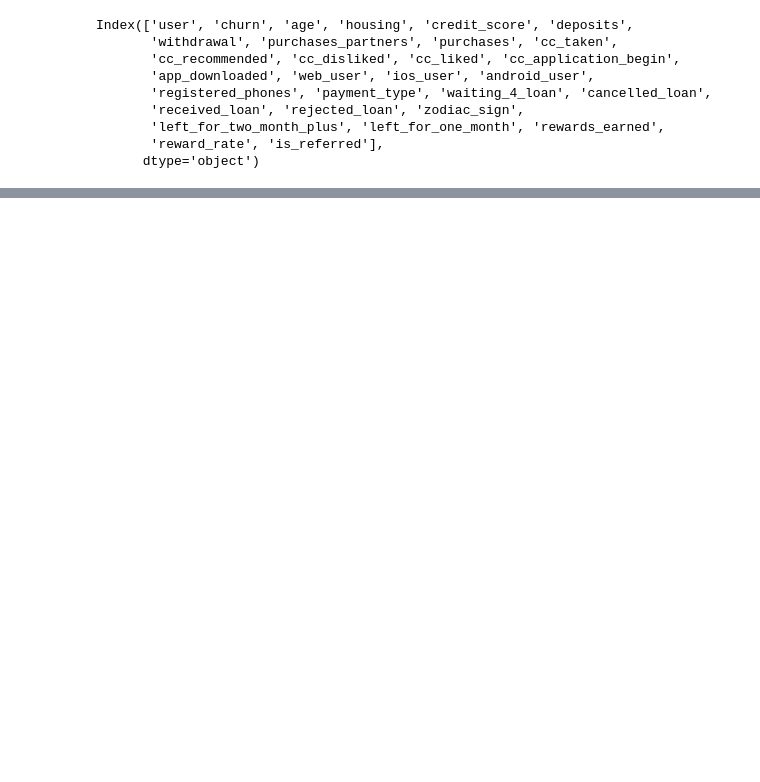
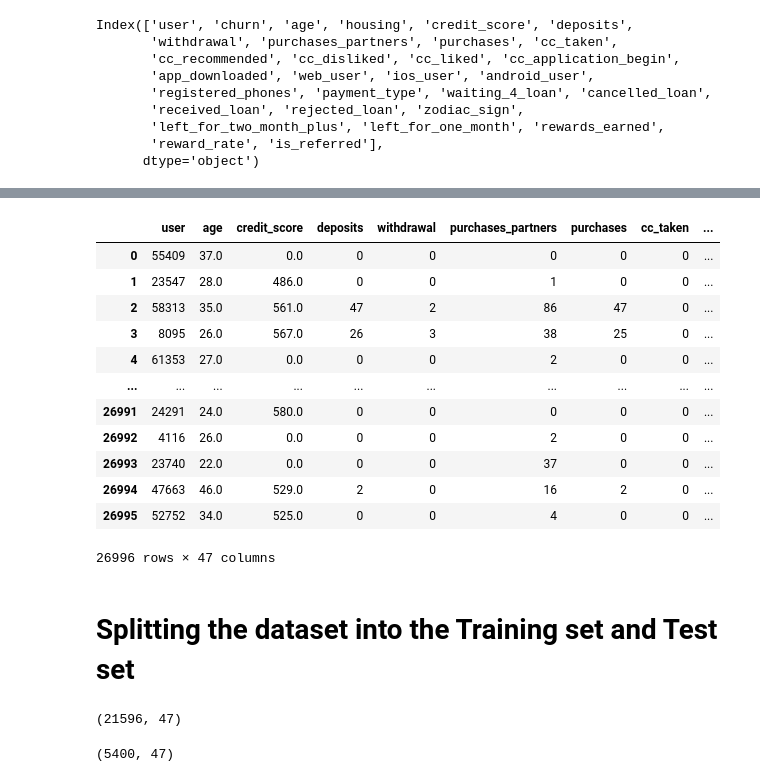
Before and after one commit to yashguptaab99/Minimizing-Churn-Rate-Through-Analysis-of-Financial-Habits, a Jupyter notebook: Minimizing_Churn_Rate_Through_Analysis_of_Financial_Habits.ipynb, the cells around one changed output, grey strips where cells are left out. Saved outputs shown, nothing was run; the diff lists cells and outputs as text; code cells hidden in the pictures; blank space fills up the shorter version.

```diff
--- a/Minimizing_Churn_Rate_Through_Analysis_of_Financial_Habits.ipynb
+++ b/Minimizing_Churn_Rate_Through_Analysis_of_Financial_Habits.ipynb
@@ -291,0 +404,2 @@ dataset.to_csv('new_churn_data.csv', index = False)
+# %%
+X = pd.get_dummies(X)
@@ -291,0 +424,18 @@ dataset.to_csv('new_churn_data.csv', index = False)
+# %%
+X
+# %% [output]
+|  | user | age | credit_score | deposits | withdrawal | purchases_partners | purchases | cc_taken | ... |
+| 0 | 55409 | 37.0 | 0.0 | 0 | 0 | 0 | 0 | 0 | ... |
+| 1 | 23547 | 28.0 | 486.0 | 0 | 0 | 1 | 0 | 0 | ... |
+| 2 | 58313 | 35.0 | 561.0 | 47 | 2 | 86 | 47 | 0 | ... |
+| 3 | 8095 | 26.0 | 567.0 | 26 | 3 | 38 | 25 | 0 | ... |
+| 4 | 61353 | 27.0 | 0.0 | 0 | 0 | 2 | 0 | 0 | ... |
+| ... | ... | ... | ... | ... | ... | ... | ... | ... | ... |
+| 26991 | 24291 | 24.0 | 580.0 | 0 | 0 | 0 | 0 | 0 | ... |
+| 26992 | 4116 | 26.0 | 0.0 | 0 | 0 | 2 | 0 | 0 | ... |
+| 26993 | 23740 | 22.0 | 0.0 | 0 | 0 | 37 | 0 | 0 | ... |
+| 26994 | 47663 | 46.0 | 529.0 | 2 | 0 | 16 | 2 | 0 | ... |
+| 26995 | 52752 | 34.0 | 525.0 | 0 | 0 | 4 | 0 | 0 | ... |
+26996 rows × 47 columns
+# %% [markdown]
+# Splitting the dataset into the Training set and Test set
@@ -291,0 +445,8 @@ dataset.to_csv('new_churn_data.csv', index = False)
+# %%
+X_train.shape
+# %% [output]
+(21596, 47)
+# %%
+X_test.shape
+# %% [output]
+(5400, 47)
```
Also changed, not shown: parts of 34 cells of this notebook.
